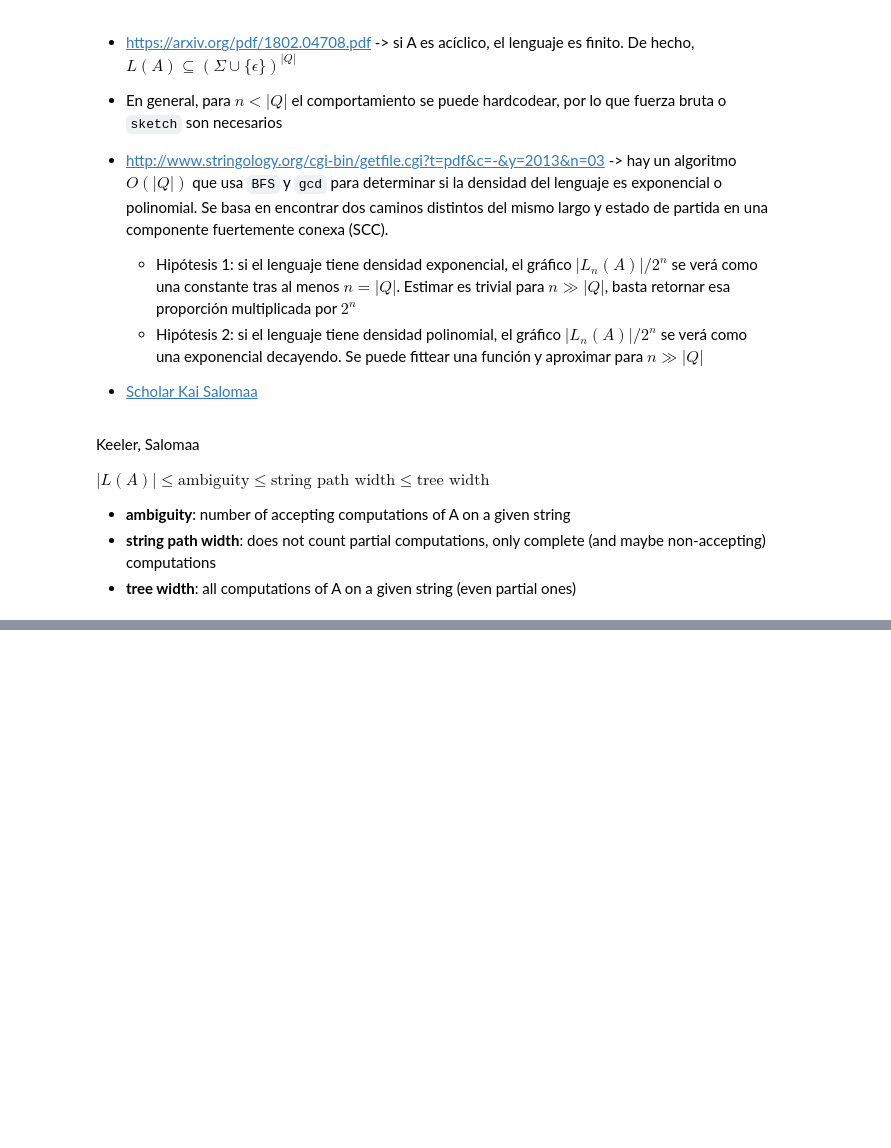
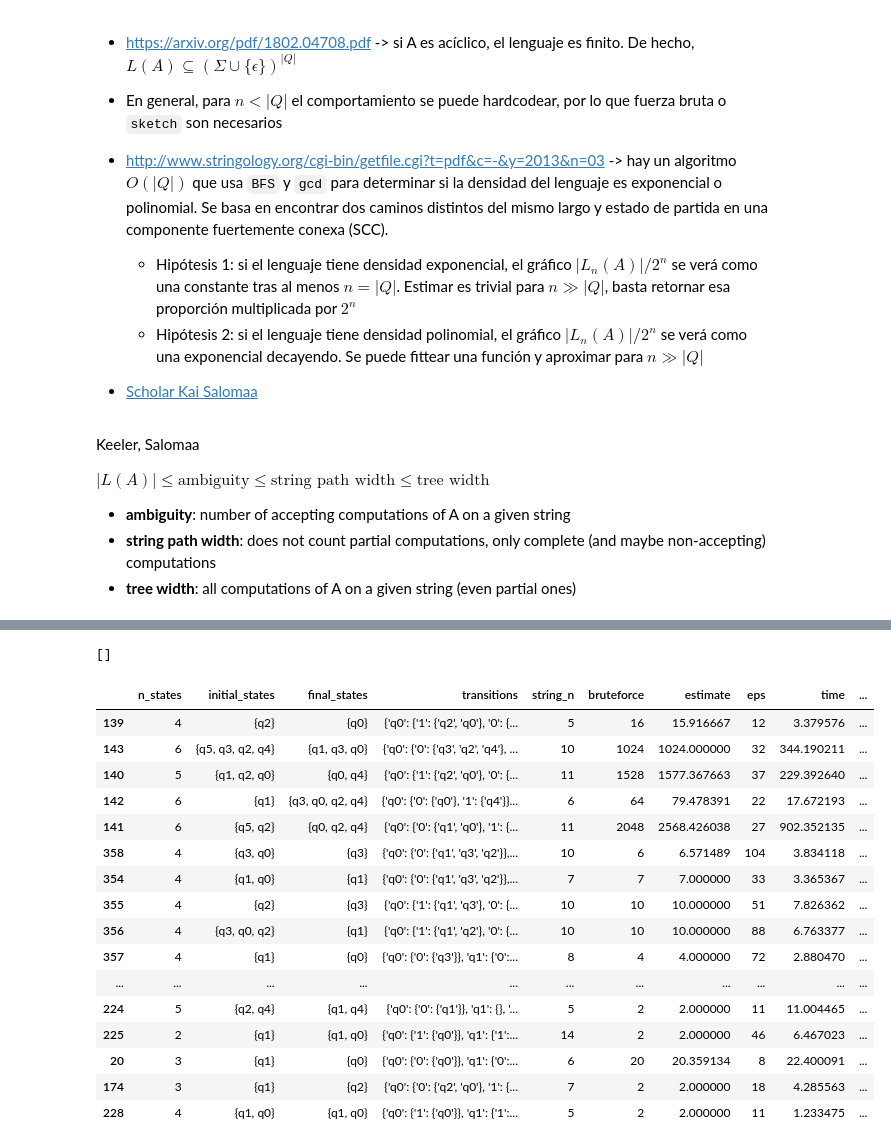
Before and after one commit to viantirreau/count-nfa, a Jupyter notebook: Bruteforce.ipynb, the cells around one changed output, grey strips where cells are left out. Saved outputs shown, nothing was run; the diff lists cells and outputs as text; code cells hidden in the pictures; blank space fills up the shorter version.

Commit message:
update stats

```diff
--- a/Bruteforce.ipynb
+++ b/Bruteforce.ipynb
@@ -228,19 +228,33 @@ rand.bruteforce_count_only(15)
 count, nfa_unroll = count_nfa(rand, 15, 100)
 count
 # %%
-with open("intermediate_stats_.pkl", "rb") as fd:
+with open("intermediate_stats.pkl", "rb") as fd:
     results = pickle.load(fd)
 # %%
 def compare_random_to_brute(i):
     print(f"[{i}] started\n", end="")
-    n_states = randint(4, 12)
-    rand = NFA.random(n_states=n_states, input_symbols={"0", "1"}, sparsity=0.5)
-    string_len = randint(4, 10)
-    epsilon = randint(4 * string_len, 12 * string_len)
-    print(f"[{i}] bruteforce started\n", end="")
-    bruteforce = rand.bruteforce_count_only(string_len)
-    if bruteforce < 2:
-        print(f"[{i}] insufficient accepting strings")
+    retries = 100
+    trial = 0
+    need_finite_cycle_height = random() < 0.7
+    while trial < retries:
+        n_states = randint(6, 16)
+        rand = NFA.random(n_states=n_states, input_symbols={"0", "1"}, sparsity=0.4)
+        if need_finite_cycle_height:
+            c_height = rand.cycle_height()
+            if c_height == float("inf") or c_height < .5:
+                trial += 1
+                continue
+        string_len = randint(4, 10)
+        epsilon = randint(4 * string_len, 12 * string_len)
+        # print(f"[{i}] bruteforce started\n", end="")
+
+        bruteforce = rand.bruteforce_count_only(string_len)
+        if bruteforce == 0:
+            # print(f"[{i}] insufficient accepting strings")
+            trial += 1
+            continue
+        break
+    if trial >= retries:
         return 0
     try:
         t0 = time.time()
@@ -272,7 +286,7 @@ with Pool(processes=n_proc) as pool:
         for res_promise in tqdm(multiproc_results):
             res = None
             try:
-                res = res_promise.get(timeout=120)
+                res = res_promise.get(timeout=240)
             except TimeoutError:
                 continue
 
@@ -309,12 +351,14 @@ Sample size 338
 # %%
 errors[:10]
+# %% [output]
+[]
 # %%
 df = pd.DataFrame(results, columns=["n_states", "initial_states", "final_states", "transitions",
                                     "string_n", "bruteforce", "estimate", "eps", "time"])
 # %%
 df["rel_error"] = abs(df.estimate - df.bruteforce)/df.bruteforce
 # %%
-for idx,row in df.iterrows():
+def cycle_height(row):
     states = {f"q{i}" for i in range(row.n_states)}
     nfa = NFA(
         states=states,
@@ -323,4 +367,26 @@ for idx,row in df.iterrows():
         input_symbols={"0", "1"},
         transitions=row.transitions,
     )
-    print(nfa.cycle_height())
+    return nfa.cycle_height()
+# %%
+df["cycle_height"] = df.apply(cycle_height, axis=1)
+# %%
+df.sort_values(by="cycle_height", ascending=False).tail(40)
+# %% [output]
+|  | n_states | initial_states | final_states | transitions | string_n | bruteforce | estimate | eps | time | ... |
+| 139 | 4 | {q2} | {q0} | {'q0': {'1': {'q2', 'q0'}, '0': {... | 5 | 16 | 15.916667 | 12 | 3.379576 | ... |
+| 143 | 6 | {q5, q3, q2, q4} | {q1, q3, q0} | {'q0': {'0': {'q3', 'q2', 'q4'}, ... | 10 | 1024 | 1024.000000 | 32 | 344.190211 | ... |
+| 140 | 5 | {q1, q2, q0} | {q0, q4} | {'q0': {'1': {'q2', 'q0'}, '0': {... | 11 | 1528 | 1577.367663 | 37 | 229.392640 | ... |
+| 142 | 6 | {q1} | {q3, q0, q2, q4} | {'q0': {'0': {'q0'}, '1': {'q4'}}... | 6 | 64 | 79.478391 | 22 | 17.672193 | ... |
+| 141 | 6 | {q5, q2} | {q0, q2, q4} | {'q0': {'0': {'q1', 'q0'}, '1': {... | 11 | 2048 | 2568.426038 | 27 | 902.352135 | ... |
+| 358 | 4 | {q3, q0} | {q3} | {'q0': {'0': {'q1', 'q3', 'q2'}},... | 10 | 6 | 6.571489 | 104 | 3.834118 | ... |
+| 354 | 4 | {q1, q0} | {q1} | {'q0': {'0': {'q1', 'q3', 'q2'}},... | 7 | 7 | 7.000000 | 33 | 3.365367 | ... |
+| 355 | 4 | {q2} | {q3} | {'q0': {'1': {'q1', 'q3'}, '0': {... | 10 | 10 | 10.000000 | 51 | 7.826362 | ... |
+| 356 | 4 | {q3, q0, q2} | {q1} | {'q0': {'1': {'q1', 'q2'}, '0': {... | 10 | 10 | 10.000000 | 88 | 6.763377 | ... |
+| 357 | 4 | {q1} | {q0} | {'q0': {'0': {'q3'}}, 'q1': {'0':... | 8 | 4 | 4.000000 | 72 | 2.880470 | ... |
+| ... | ... | ... | ... | ... | ... | ... | ... | ... | ... | ... |
+| 224 | 5 | {q2, q4} | {q1, q4} | {'q0': {'0': {'q1'}}, 'q1': {}, '... | 5 | 2 | 2.000000 | 11 | 11.004465 | ... |
+| 225 | 2 | {q1} | {q1, q0} | {'q0': {'1': {'q0'}}, 'q1': {'1':... | 14 | 2 | 2.000000 | 46 | 6.467023 | ... |
+| 20 | 3 | {q1} | {q0} | {'q0': {'0': {'q0'}}, 'q1': {'0':... | 6 | 20 | 20.359134 | 8 | 22.400091 | ... |
+| 174 | 3 | {q1} | {q2} | {'q0': {'0': {'q2', 'q0'}, '1': {... | 7 | 2 | 2.000000 | 18 | 4.285563 | ... |
+| 228 | 4 | {q1, q0} | {q1, q0} | {'q0': {'1': {'q0'}}, 'q1': {'1':... | 5 | 2 | 2.000000 | 11 | 1.233475 | ... |
```
Also changed, not shown: parts of 7 cells of this notebook, 1 other file.
